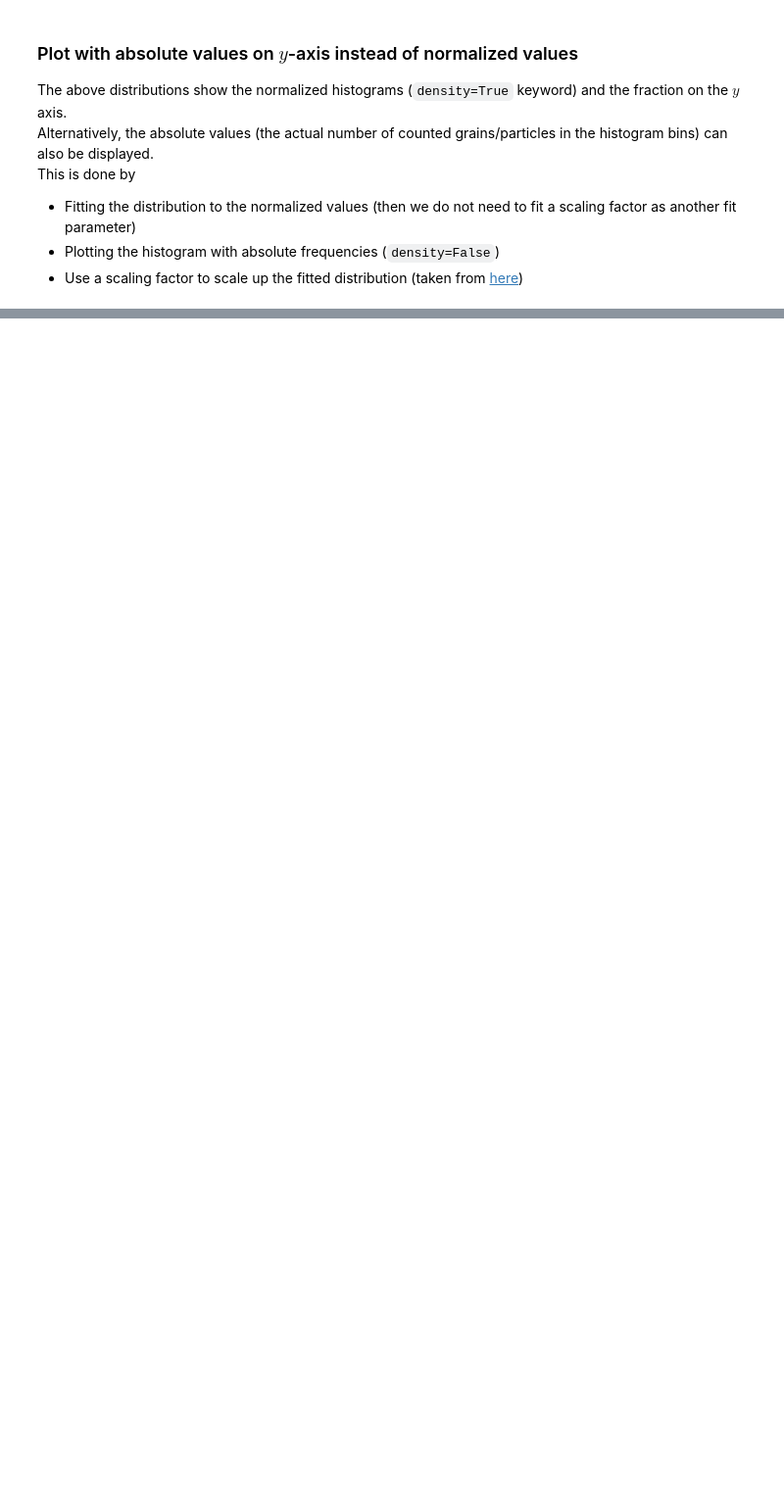
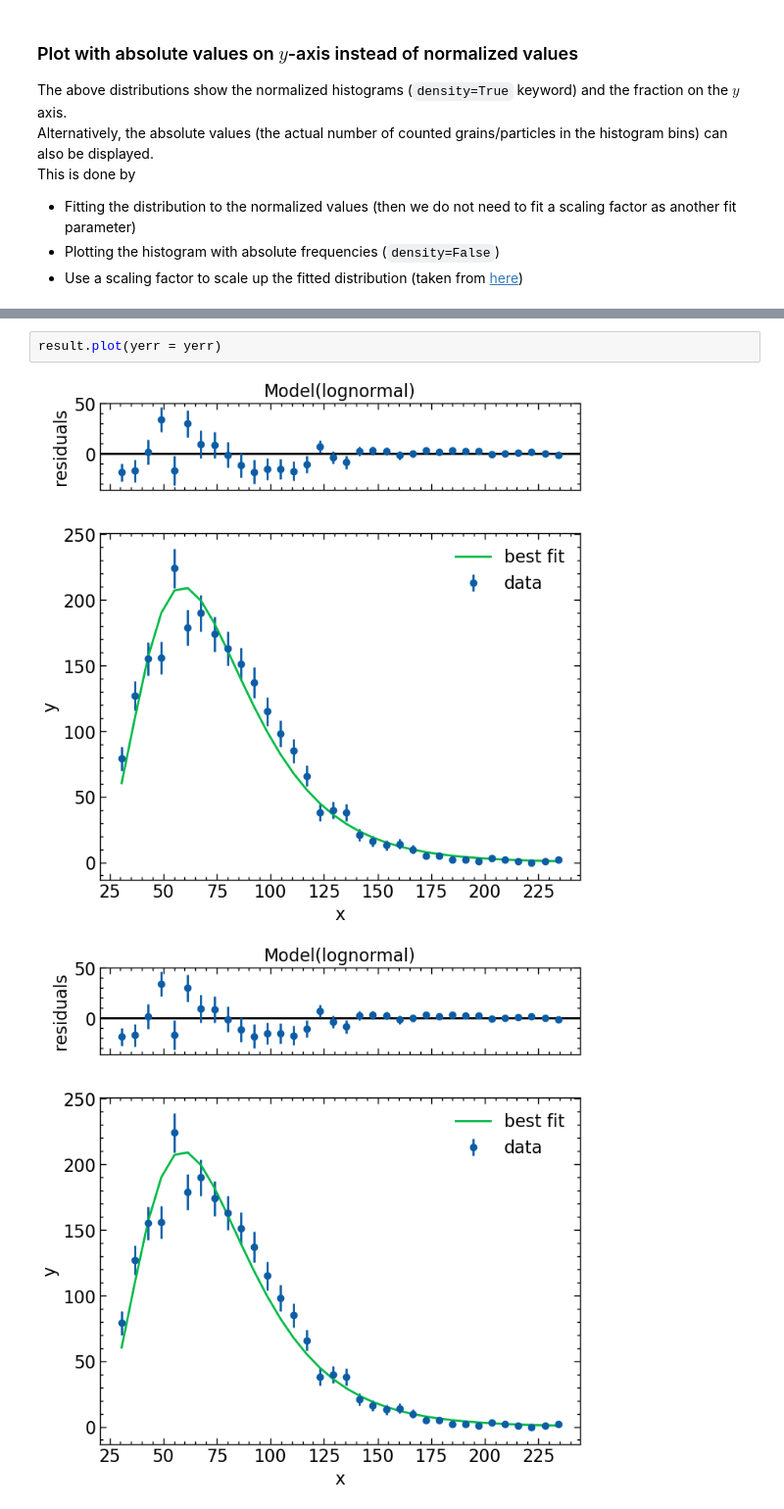
Before and after one commit to lukmuk/particle-size-distribution, a Jupyter notebook: Particle-Size-Distribution.ipynb, the cells around one changed output, grey strips where cells are left out. Shown at 98% size. Saved outputs shown, nothing was run; the diff lists cells and outputs as text; blank space fills up the shorter version.

```diff
--- a/Particle-Size-Distribution.ipynb
+++ b/Particle-Size-Distribution.ipynb
@@ -419,0 +691,5 @@ Std. dev.:       36.6+/-1.2
+# %%
+result.plot(yerr = yerr)
+# %% [output]
+[figure, added]
+[figure, added]
```
Also changed, not shown: parts of 25 cells of this notebook, 7 other files.
